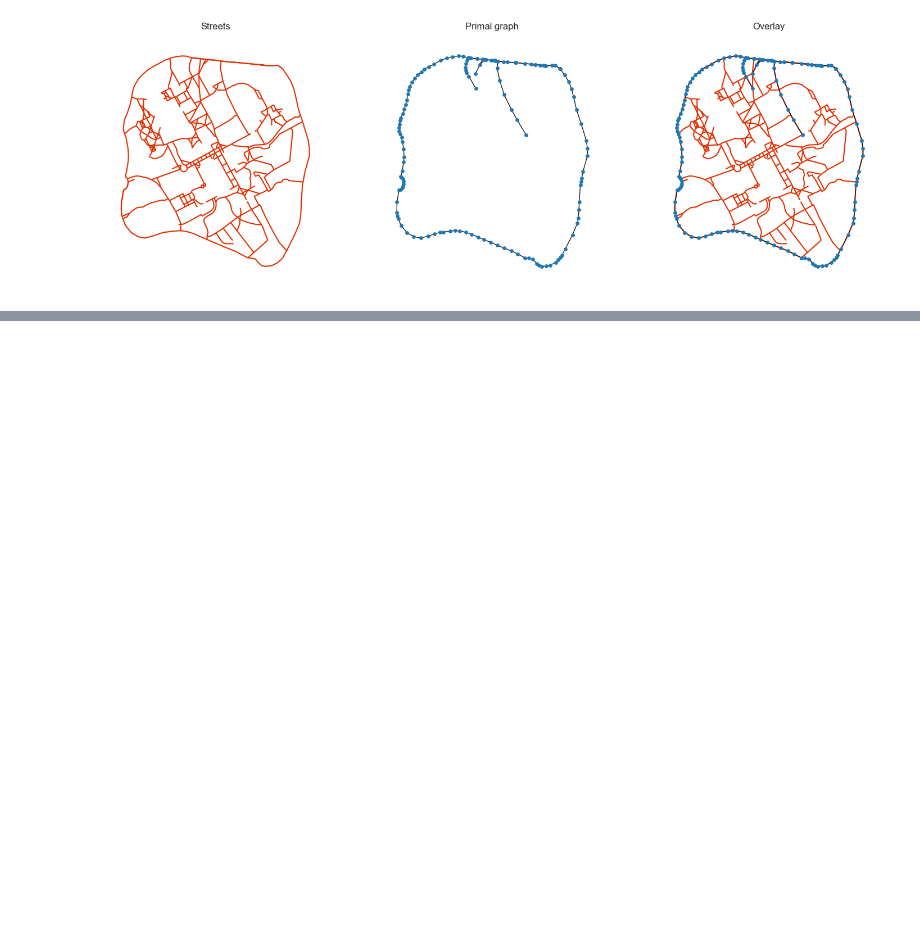
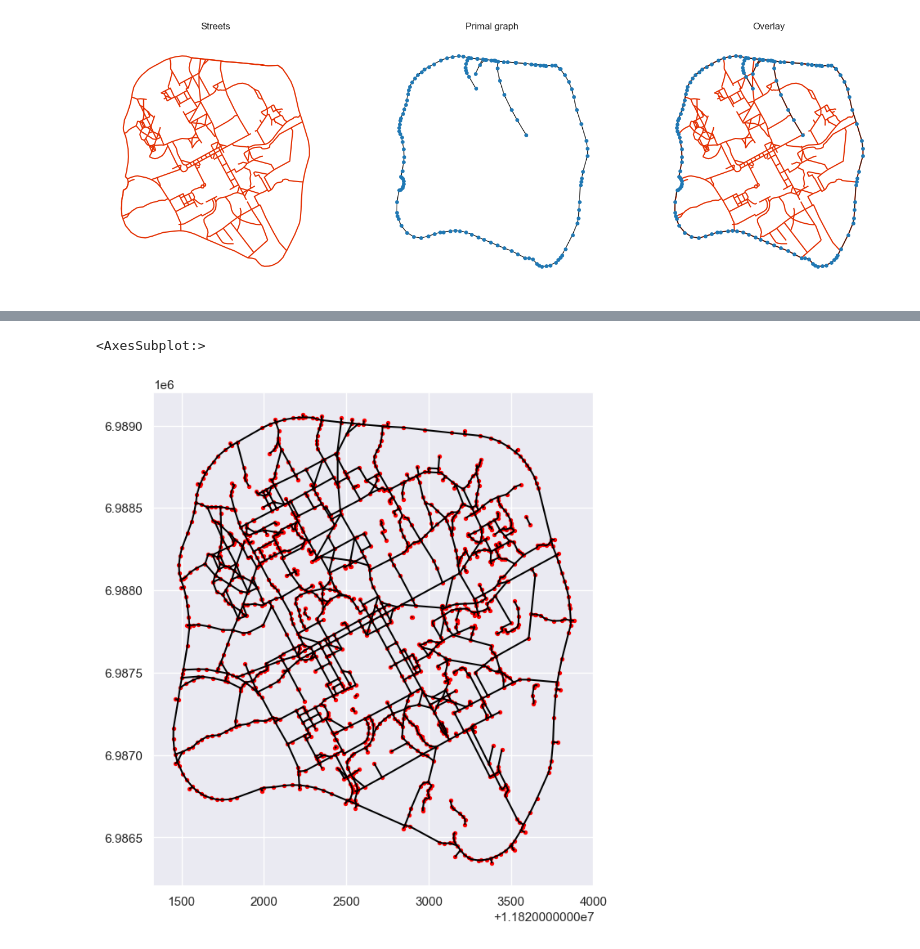
Before and after one commit to wang-boyu/agents-and-networks-in-python, a Jupyter notebook: notebooks/3.0 - Linestrings and Networks.ipynb, the cells around one changed output, grey strips where cells are left out. Drawn from its saved outputs; the diff is of its cells as text; code cells hidden in the pictures; blank space fills up the shorter version.

```diff
--- a/notebooks/3.0 - Linestrings and Networks.ipynb
+++ b/notebooks/3.0 - Linestrings and Networks.ipynb
@@ -269,0 +288,7 @@ gmu_walkway_processed.shape: (0, 3)
+# %%
+gmu_walkway_updated_points_df = pd.Series(list(chain.from_iterable(
+    gmu_walkway_updated.apply(lambda line: [p for p in line['geometry'].coords], axis=1)
+))).to_frame()
+
+print(f"gmu_walkway_updated_points_df.shape: {gmu_walkway_updated_points_df.shape}")
+gmu_walkway_updated_points_df.head()
@@ -269,0 +303,8 @@ gmu_walkway_processed.shape: (0, 3)
+# %%
+gmu_walkway_updated_points_count_df = gmu_walkway_updated_points_df.value_counts().to_frame().rename(columns={0: "count"}).reset_index().rename(
+    columns={0: "coord"})
+gmu_walkway_updated_vertices = gpd.GeoDataFrame(gmu_walkway_updated_points_count_df,
+                                            geometry=gmu_walkway_updated_points_count_df["coord"].apply(lambda p: shapely.geometry.Point(p)))
+gmu_walkway_updated_vertices.drop("coord", axis=1, inplace=True)
+print(f"gmu_walkway_updated_vertices.shape: {gmu_walkway_updated_vertices.shape}")
+gmu_walkway_updated_vertices.head()
@@ -269,0 +319,6 @@ gmu_walkway_processed.shape: (0, 3)
+# %%
+ax = gmu_walkway_updated.plot(figsize=(10, 8), color="black", aspect=1)
+gmu_walkway_updated_vertices.plot(ax=ax, markersize=8, color="red", marker="o")
+# %% [output]
+<AxesSubplot:>
+[figure, added]
```
Also changed, not shown: parts of 8 cells of this notebook, 36 other files.
